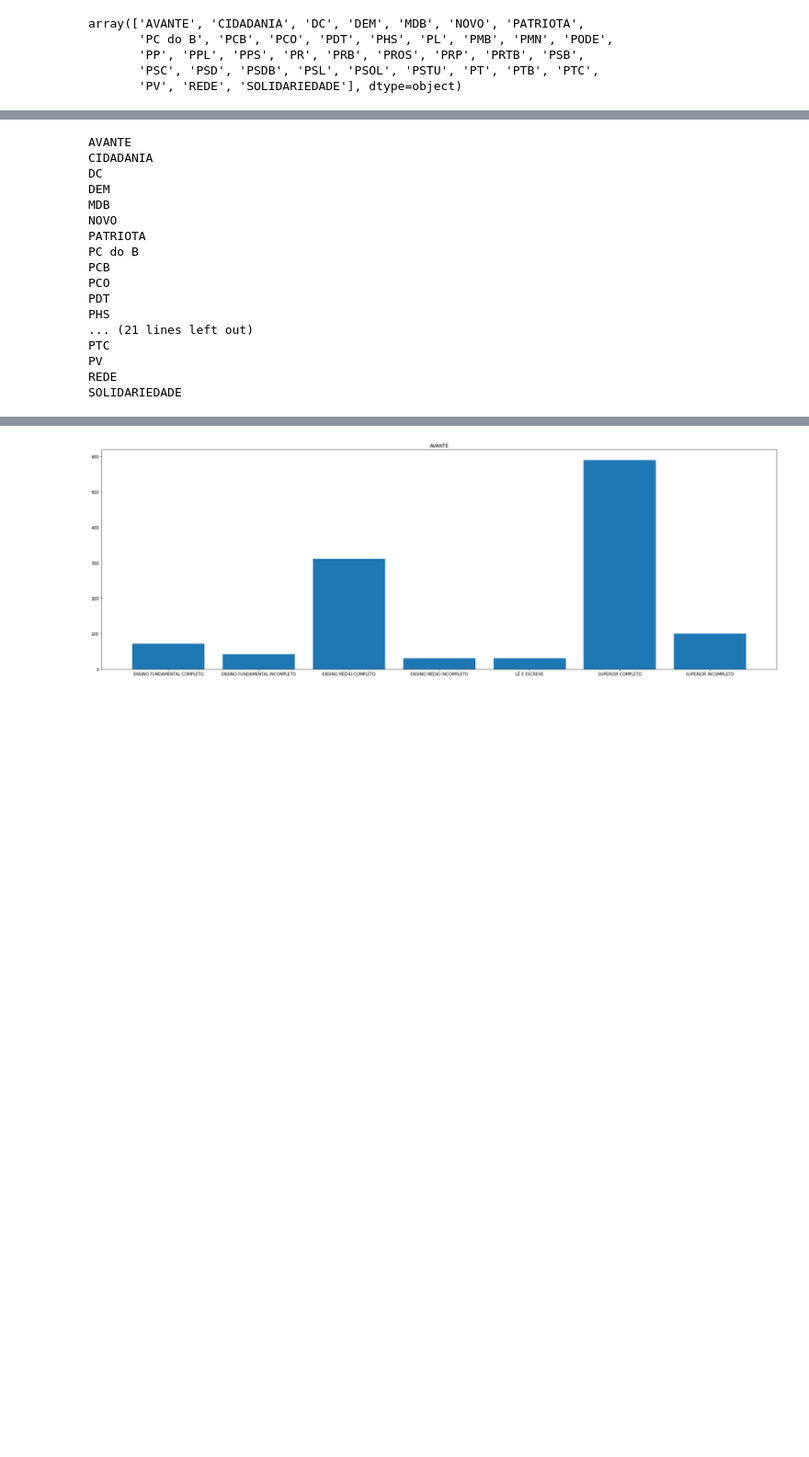
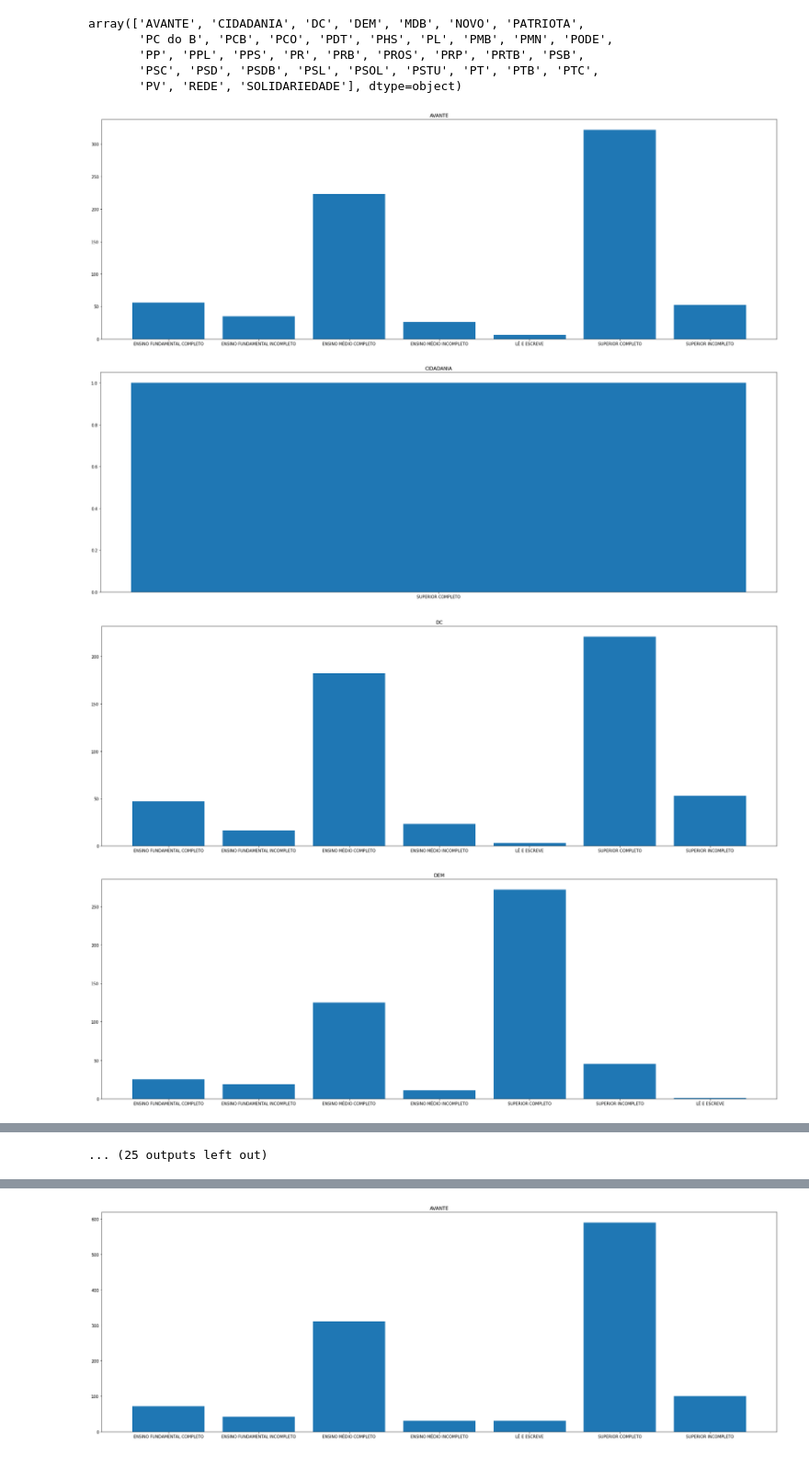
Before and after one commit to flaakira/Project--exercises, a Jupyter notebook: python/Brazil_elections_2018.ipynb, the cells around one changed output, grey strips where cells are left out. Shown at 92% size. Drawn from its saved outputs; the diff is of its cells as text; code cells hidden in the pictures; blank space fills up the shorter version.

```diff
--- a/python/Brazil_elections_2018.ipynb
+++ b/python/Brazil_elections_2018.ipynb
@@ -481,5 +481,12 @@ array(['AVANTE', 'CIDADANIA', 'DC', 'DEM', 'MDB', 'NOVO', 'PATRIOTA',
        'PV', 'REDE', 'SOLIDARIEDADE'], dtype=object)
 # %%
 for partido in dt7['SG_PARTIDO_'].unique():
-    print(partido)
+    plt.figure(figsize=(30,10))
+    plt.title(partido)
+    testao = dt7.loc[dt7['SG_PARTIDO_']==partido]
+    plt.bar(testao['DS_GRAU_INSTRUCAO_'], testao['count'])
 # %% [output]
+[figure, added]
+[figure, added]
+[figure, added]
+[figure, added]
@@ -486,17 +501 @@ for partido in dt7['SG_PARTIDO_'].unique():
-AVANTE
-CIDADANIA
-DC
-DEM
-MDB
-NOVO
-PATRIOTA
-PC do B
-PCB
-PCO
-PDT
-PHS
-... (21 lines left out)
-PTC
-PV
-REDE
-SOLIDARIEDADE
+... (25 outputs left out)
```
Also changed, not shown: parts of 3 cells of this notebook.
